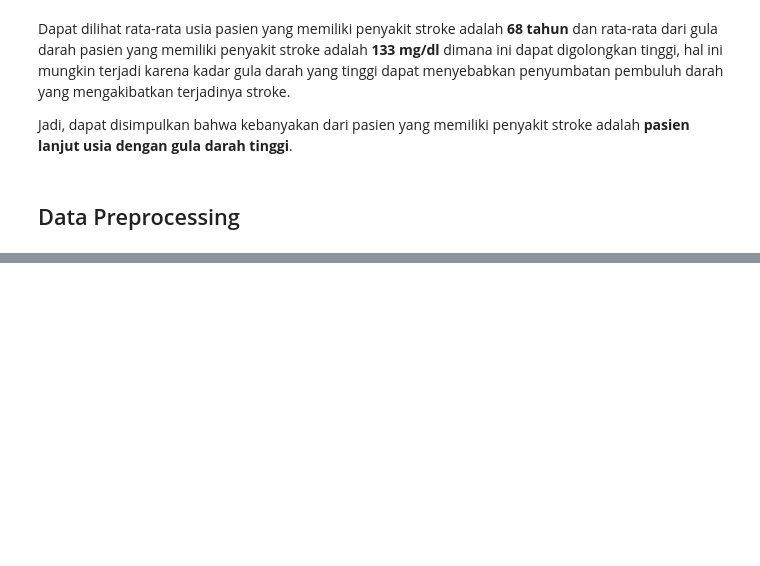
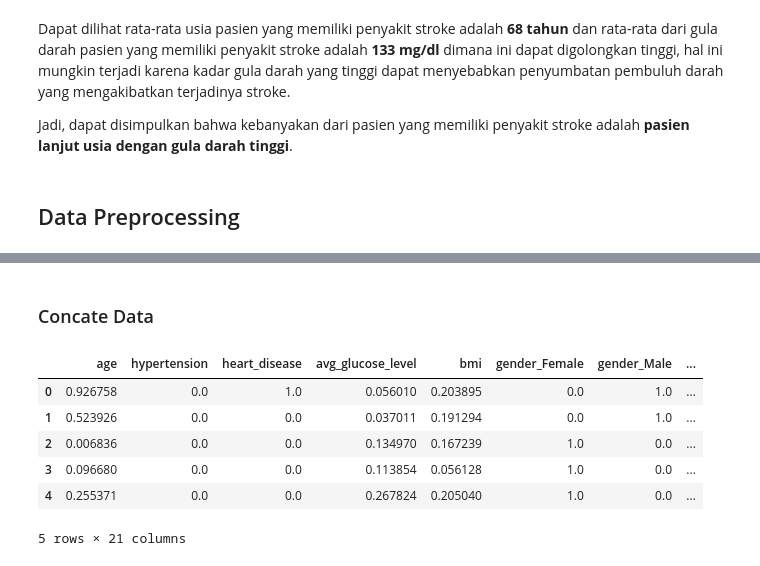
Before and after one commit to Penzragon/h8dsft_LogisticRegression, a Jupyter notebook: script.ipynb, the cells around one changed output, grey strips where cells are left out. Drawn from its saved outputs; the diff is of its cells as text; code cells hidden in the pictures; blank space fills up the shorter version.

```diff
--- a/script.ipynb
+++ b/script.ipynb
@@ -522,0 +583,7 @@ label = stroke.stroke
+# %%
+encoder = OneHotEncoder()
+# %%
+data_train_cat_encoded = encoder.fit_transform(data_train_cat)
+data_test_cat_encoded = encoder.transform(data_test_cat)
+# %%
+data_train_cat_encoded = pd.DataFrame(data_train_cat_encoded.toarray(), columns=encoder.get_feature_names(cat_cols))
@@ -522,0 +632,15 @@ label = stroke.stroke
+# %% [markdown]
+### Concate Data
+# %%
+data_train = pd.concat([data_train_num_scaled, data_train_cat_encoded], axis=1)
+data_test = pd.concat([data_test_num_scaled, data_test_cat_encoded], axis=1)
+# %%
+data_train.head()
+# %% [output]
+|  | age | hypertension | heart_disease | avg_glucose_level | bmi | gender_Female | gender_Male | ... |
+| 0 | 0.926758 | 0.0 | 1.0 | 0.056010 | 0.203895 | 0.0 | 1.0 | ... |
+| 1 | 0.523926 | 0.0 | 0.0 | 0.037011 | 0.191294 | 0.0 | 1.0 | ... |
+| 2 | 0.006836 | 0.0 | 0.0 | 0.134970 | 0.167239 | 1.0 | 0.0 | ... |
+| 3 | 0.096680 | 0.0 | 0.0 | 0.113854 | 0.056128 | 1.0 | 0.0 | ... |
+| 4 | 0.255371 | 0.0 | 0.0 | 0.267824 | 0.205040 | 1.0 | 0.0 | ... |
+5 rows × 21 columns
```
Also changed, not shown: parts of 33 cells of this notebook.
